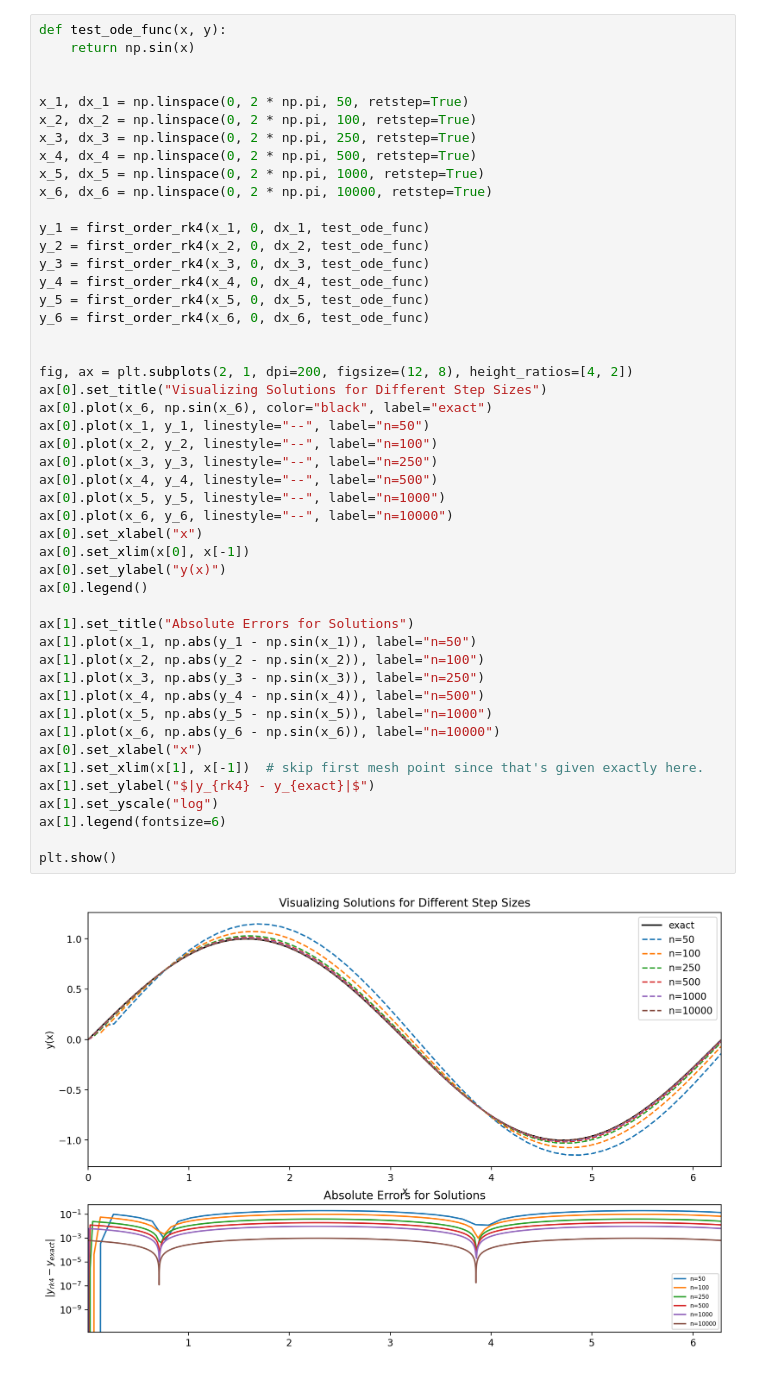
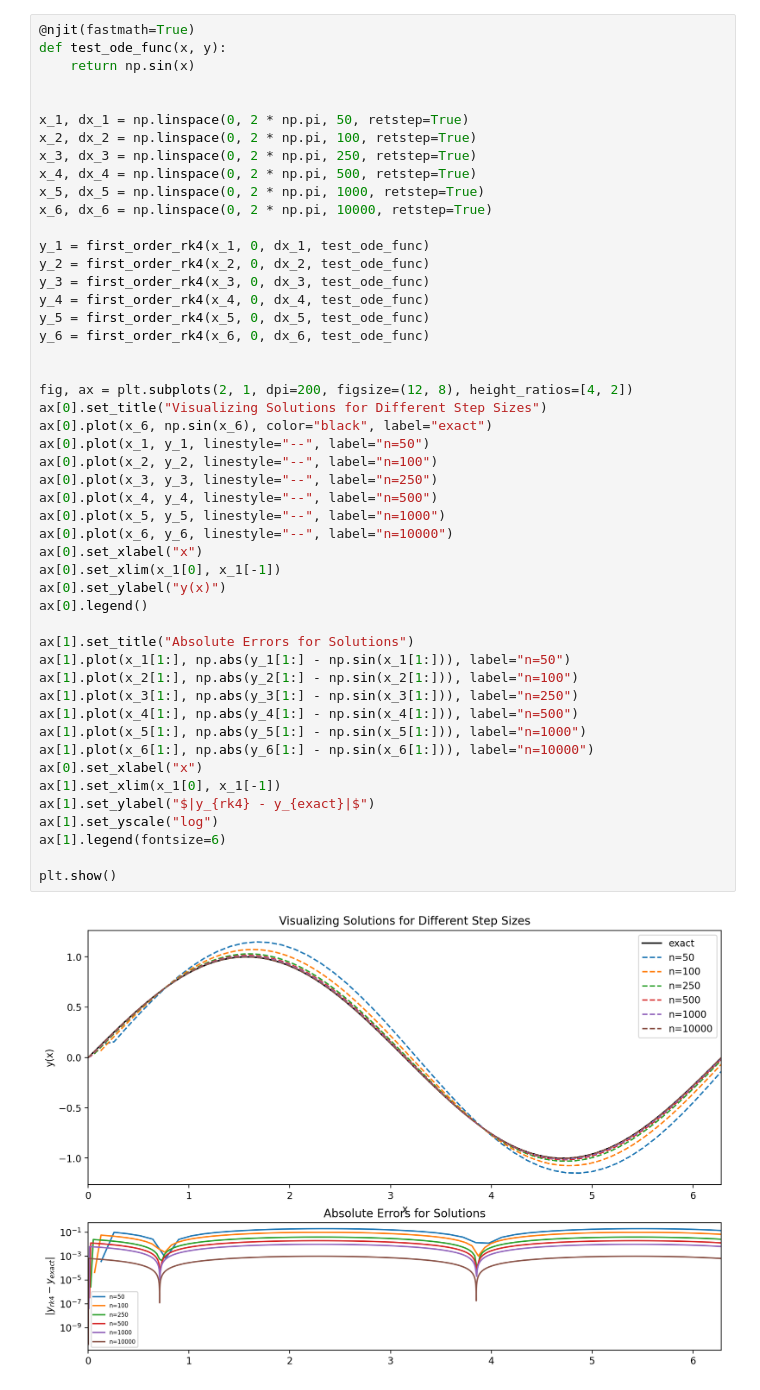
Before and after one commit to Ub3rJosh/random_things, a Jupyter notebook: TOV_solver/rk4_solver_testing.ipynb, the cells around one changed output. Cells and saved outputs as stored; diff of their text form.

```diff
--- a/TOV_solver/rk4_solver_testing.ipynb
+++ b/TOV_solver/rk4_solver_testing.ipynb
@@ -49,4 +7,5 @@ def first_order_rk4(x: np.array, y0: float, y0_pr: float, ode_func, *ode_func_ar
 # %%
+@njit(fastmath=True)
 def test_ode_func(x, y):
     return np.sin(x)
 
@@ -60,42 +19,42 @@ x_6, dx_6 = np.linspace(0, 2 * np.pi, 10000, retstep=True)
 
 y_1 = first_order_rk4(x_1, 0, dx_1, test_ode_func)
 y_2 = first_order_rk4(x_2, 0, dx_2, test_ode_func)
 y_3 = first_order_rk4(x_3, 0, dx_3, test_ode_func)
 y_4 = first_order_rk4(x_4, 0, dx_4, test_ode_func)
 y_5 = first_order_rk4(x_5, 0, dx_5, test_ode_func)
 y_6 = first_order_rk4(x_6, 0, dx_6, test_ode_func)
 
 
 fig, ax = plt.subplots(2, 1, dpi=200, figsize=(12, 8), height_ratios=[4, 2])
 ax[0].set_title("Visualizing Solutions for Different Step Sizes")
 ax[0].plot(x_6, np.sin(x_6), color="black", label="exact")
 ax[0].plot(x_1, y_1, linestyle="--", label="n=50")
 ax[0].plot(x_2, y_2, linestyle="--", label="n=100")
 ax[0].plot(x_3, y_3, linestyle="--", label="n=250")
 ax[0].plot(x_4, y_4, linestyle="--", label="n=500")
 ax[0].plot(x_5, y_5, linestyle="--", label="n=1000")
 ax[0].plot(x_6, y_6, linestyle="--", label="n=10000")
 ax[0].set_xlabel("x")
-ax[0].set_xlim(x[0], x[-1])
+ax[0].set_xlim(x_1[0], x_1[-1])
 ax[0].set_ylabel("y(x)")
 ax[0].legend()
 
 ax[1].set_title("Absolute Errors for Solutions")
-ax[1].plot(x_1, np.abs(y_1 - np.sin(x_1)), label="n=50")
-ax[1].plot(x_2, np.abs(y_2 - np.sin(x_2)), label="n=100")
-ax[1].plot(x_3, np.abs(y_3 - np.sin(x_3)), label="n=250")
-ax[1].plot(x_4, np.abs(y_4 - np.sin(x_4)), label="n=500")
-ax[1].plot(x_5, np.abs(y_5 - np.sin(x_5)), label="n=1000")
-ax[1].plot(x_6, np.abs(y_6 - np.sin(x_6)), label="n=10000")
+ax[1].plot(x_1[1:], np.abs(y_1[1:] - np.sin(x_1[1:])), label="n=50")
+ax[1].plot(x_2[1:], np.abs(y_2[1:] - np.sin(x_2[1:])), label="n=100")
+ax[1].plot(x_3[1:], np.abs(y_3[1:] - np.sin(x_3[1:])), label="n=250")
+ax[1].plot(x_4[1:], np.abs(y_4[1:] - np.sin(x_4[1:])), label="n=500")
+ax[1].plot(x_5[1:], np.abs(y_5[1:] - np.sin(x_5[1:])), label="n=1000")
+ax[1].plot(x_6[1:], np.abs(y_6[1:] - np.sin(x_6[1:])), label="n=10000")
 ax[0].set_xlabel("x")
-ax[1].set_xlim(x[1], x[-1])  # skip first mesh point since that's given exactly here.
+ax[1].set_xlim(x_1[0], x_1[-1])
 ax[1].set_ylabel("$|y_{rk4} - y_{exact}|$")
 ax[1].set_yscale("log")
 ax[1].legend(fontsize=6)
 
 plt.show()
 # %% [output]
-[figure, old version]
+[figure, new version]
 # %%
 import timeit
 
```
Also changed, not shown: parts of 3 cells of this notebook, 2 other files.
